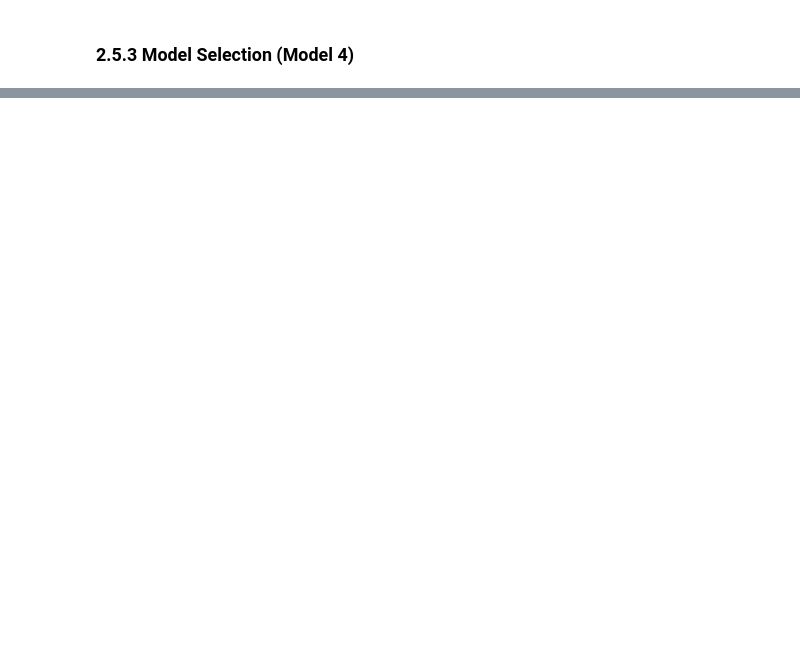
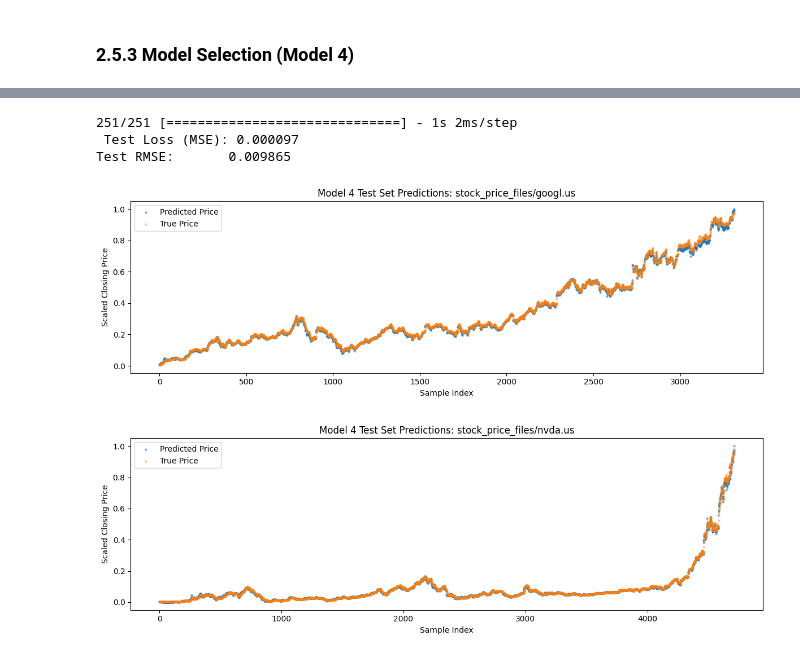
Before and after one commit to DanielMelo46/Neural_Networks_Assignment_1, a Jupyter notebook: assignment_5.ipynb, the cells around one changed output, grey strips where cells are left out. Cells and saved outputs as stored; diff of their text form; code cells hidden in the pictures; blank space fills up the shorter version.

```diff
--- a/assignment_5.ipynb
+++ b/assignment_5.ipynb
@@ -478,0 +484,13 @@ plot_predictions(y_1_val, y_pred_4, val_files)
+# %%
+y_pred_test_4 = model_4.predict(x_1_test)
+test_loss = mean_squared_error(y_1_test, y_pred_test_4)
+print(f" Test Loss (MSE): {test_loss:.6f}")
+print(f"Test RMSE:       {np.sqrt(test_loss):.6f}")
+
+plot_predictions(y_1_test, y_pred_test_4, test_files, model_name='Model 4 Test Set', type = 'scatter')
+# %% [output]
+251/251 [==============================] - 1s 2ms/step
+ Test Loss (MSE): 0.000097
+Test RMSE:       0.009865
+[figure, added]
+[figure, added]
```
Also changed, not shown: parts of 21 cells of this notebook.
